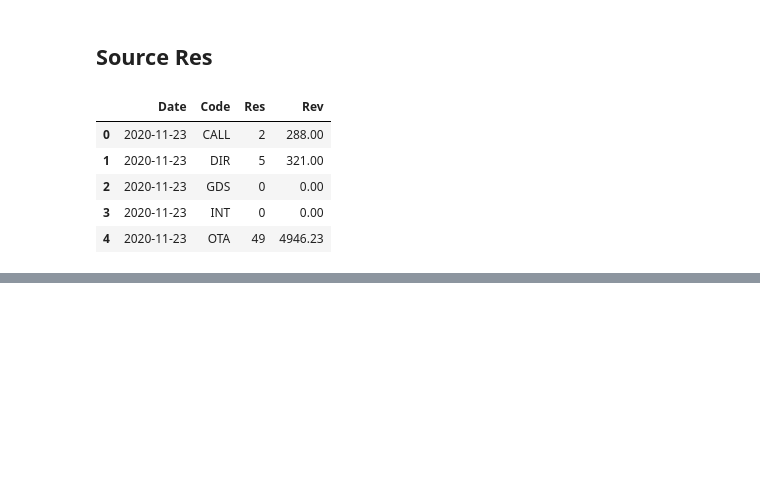
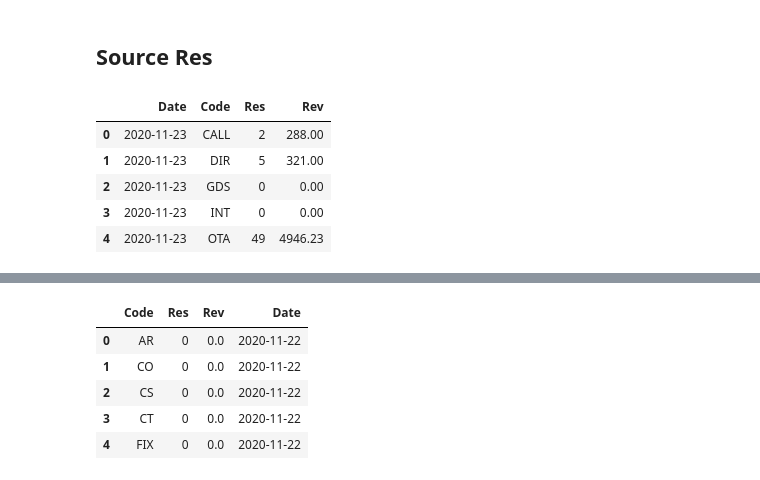
Before and after one commit to cjw21889/revreports, a Jupyter notebook: notebooks/Arlo.ipynb, the cells around one changed output, grey strips where cells are left out. Cells and saved outputs as stored; diff of their text form; code cells hidden in the pictures; blank space fills up the shorter version.

```diff
--- a/notebooks/Arlo.ipynb
+++ b/notebooks/Arlo.ipynb
@@ -184,0 +290,15 @@ df3.head()
+# %%
+loader = pd.read_csv('../nov22.csv')
+# %%
+loader.drop(columns="Unnamed: 0", inplace=True)
+# %%
+loader.Date = pd.to_datetime(loader.Date)
+# %%
+loader.head()
+# %% [output]
+|  | Code | Res | Rev | Date |
+| 0 | AR | 0 | 0.0 | 2020-11-22 |
+| 1 | CO | 0 | 0.0 | 2020-11-22 |
+| 2 | CS | 0 | 0.0 | 2020-11-22 |
+| 3 | CT | 0 | 0.0 | 2020-11-22 |
+| 4 | FIX | 0 | 0.0 | 2020-11-22 |
```
Also changed, not shown: parts of 25 cells of this notebook, 7 other files.
